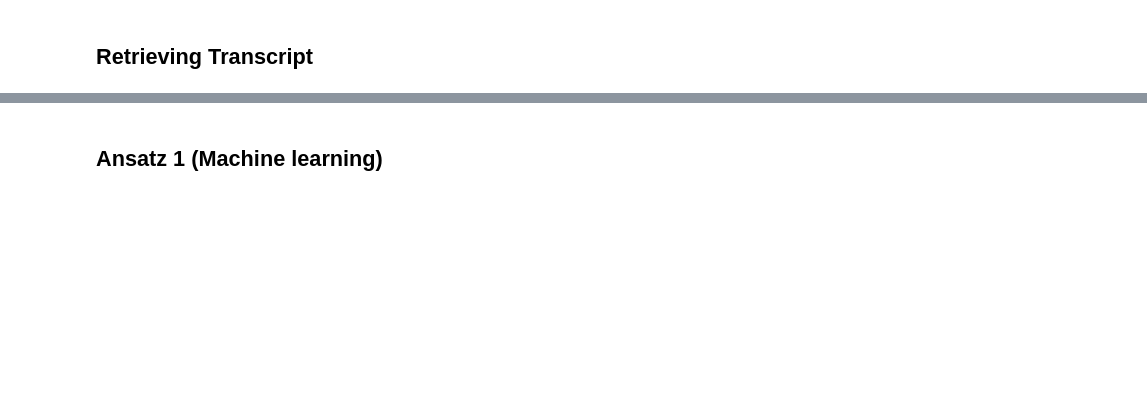
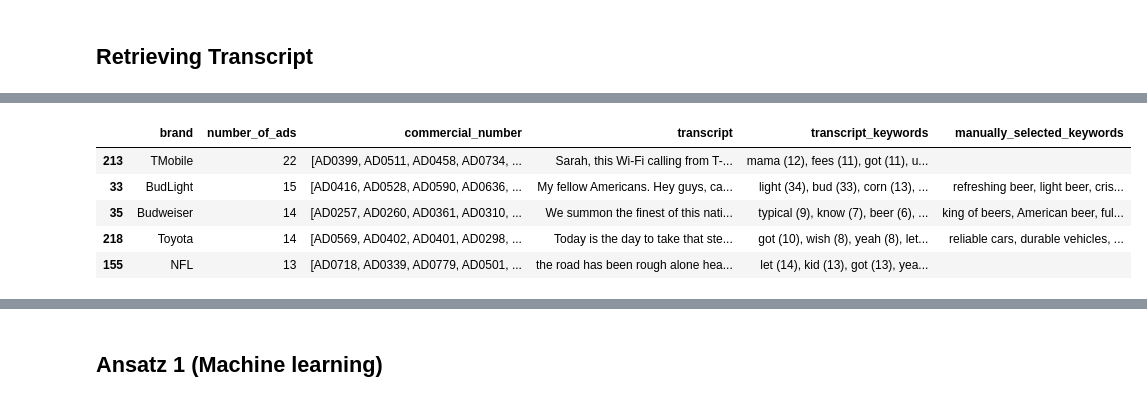
Before and after one commit to NilsLeo/Commercial-Brand-Differentiating-Message-Analysis, a Jupyter notebook: Neues_Projekt/BDM_Detection.ipynb, the cells around one changed output, grey strips where cells are left out. Saved outputs shown, nothing was run; the diff lists cells and outputs as text; code cells hidden in the pictures; blank space fills up the shorter version.

```diff
--- a/Neues_Projekt/BDM_Detection.ipynb
+++ b/Neues_Projekt/BDM_Detection.ipynb
@@ -81,65 +305,72 @@ nltk.download('all')
 # %%
-def extract_top_keywords(transcript, num_keywords=10):
-    if pd.isna(transcript):
-        return ""
+# def extract_top_keywords(transcript, num_keywords=10):
+#     if pd.isna(transcript):
+#         return ""
 
-    # Tokenize and convert to lowercase
-    tokens = word_tokenize(transcript.lower())
+#     # Tokenize and convert to lowercase
+#     tokens = word_tokenize(transcript.lower())
 
-    # Enhanced stopwords - remove common commercial words that aren't BDM-related
-    stop_words = set(stopwords.words('english'))
-    commercial_stopwords = {'like', 'get', 'one', 'now', 'see', 'look', 'come', 'go'}
-    stop_words.update(commercial_stopwords)
+#     # Enhanced stopwords - remove common commercial words that aren't BDM-related
+#     stop_words = set(stopwords.words('english'))
+#     commercial_stopwords = {'like', 'get', 'one', 'now', 'see', 'look', 'come', 'go'}
+#     stop_words.update(commercial_stopwords)
 
-    # Keep only meaningful words and potential phrases
-    tokens = [word for word in tokens if (
-        word.isalnum() and
-        word not in stop_words and
-        len(word) > 2  # Remove very short words
-    )]
+#     # Keep only meaningful words and potential phrases
+#     tokens = [word for word in tokens if (
+#         word.isalnum() and
+#         word not in stop_words and
+#         len(word) > 2  # Remove very short words
+#     )]
 
-    # Get frequency distribution
-    fdist = FreqDist(tokens)
+#     # Get frequency distribution
+#     fdist = FreqDist(tokens)
 
-    # Include frequency to help identify emphasis
-    top_keywords = [f"{word} ({freq})" for word, freq in fdist.most_common(num_keywords)]
-    return ', '.join(top_keywords)
-# TODO: Replace with actual manually selected keywords
-brand_df['transcript_keywords'] = brand_df['transcript'].apply(extract_top_keywords)
-# add a column for manually selected keywords, make it empty for now
-brand_df['manually_selected_keywords'] = ''
-brand_df.loc[brand_df['brand'] == 'AvocadosfromMexico', 'manually_selected_keywords'] = 'fresh avocados, authentic Mexican flavor, healthy snack, versatile, green gold, Mexican avocados, avocado recipes, nutrient-rich, healthy fats, premium quality, farm to table, rich in fiber, natural, creamy texture, avocado lovers, guacamole, farm fresh, sustainable farming, avocado health benefits, heart-healthy, clean eating, avocado toast, fresh ingredients, Mexican agriculture, rich taste, sustainable, healthy lifestyle, Mexican heritage, protein-rich, gluten-free, non-GMO, best avocados'
+#     # Include frequency to help identify emphasis
+#     top_keywords = [f"{word} ({freq})" for word, freq in fdist.most_common(num_keywords)]
+#     return ', '.join(top_keywords)
+# # TODO: Replace with actual manually selected keywords
+# brand_df['transcript_keywords'] = brand_df['transcript'].apply(extract_top_keywords)
+# # add a column for manually selected keywords, make it empty for now
+# brand_df['manually_selected_keywords'] = ''
+# brand_df.loc[brand_df['brand'] == 'AvocadosfromMexico', 'manually_selected_keywords'] = 'fresh avocados, authentic Mexican flavor, healthy snack, versatile, green gold, Mexican avocados, avocado recipes, nutrient-rich, healthy fats, premium quality, farm to table, rich in fiber, natural, creamy texture, avocado lovers, guacamole, farm fresh, sustainable farming, avocado health benefits, heart-healthy, clean eating, avocado toast, fresh ingredients, Mexican agriculture, rich taste, sustainable, healthy lifestyle, Mexican heritage, protein-rich, gluten-free, non-GMO, best avocados'
 
-brand_df.loc[brand_df['brand'] == 'CocaCola', 'manually_selected_keywords'] = 'classic cola, refreshing, Coca-Cola taste, soda, iconic drink, carbonated beverage, sweet refreshment, Coca-Cola experience, soda culture, family-friendly, original formula, Coca-Cola Zero, taste of happiness, joyful moments, Coca-Cola taste test, global brand, quench thirst, cola drink, refreshing soda, caffeine boost, nostalgia, tradition, great taste, pop culture, Coca-Cola family, carbonated refreshment, classic flavor, cool drink, all-time favorite, global reach, social moments, refreshment moments'
+# brand_df.loc[brand_df['brand'] == 'CocaCola', 'manually_selected_keywords'] = 'classic cola, refreshing, Coca-Cola taste, soda, iconic drink, carbonated beverage, sweet refreshment, Coca-Cola experience, soda culture, family-friendly, original formula, Coca-Cola Zero, taste of happiness, joyful moments, Coca-Cola taste test, global brand, quench thirst, cola drink, refreshing soda, caffeine boost, nostalgia, tradition, great taste, pop culture, Coca-Cola family, carbonated refreshment, classic flavor, cool drink, all-time favorite, global reach, social moments, refreshment moments'
 
-brand_df.loc[brand_df['brand'] == 'Doritos', 'manually_selected_keywords'] = 'bold flavor, crunchy snack, snack time, Doritos crunch, nacho cheese, tortilla chips, bold taste, snack attack, cheesy, bold chips, extreme flavor, Doritos flavor, signature snack, bold chips, spicy chips, Doritos dip, snack culture, Fiesta, snack lovers, party snack, tortilla chip, cheese lovers, snackable, bagged chips, bold snack, epic flavor, nacho lovers, bold spices, cheesy snack, intense flavor, snack obsession, snack innovation, Doritos taco'
+# brand_df.loc[brand_df['brand'] == 'Doritos', 'manually_selected_keywords'] = 'bold flavor, crunchy snack, snack time, Doritos crunch, nacho cheese, tortilla chips, bold taste, snack attack, cheesy, bold chips, extreme flavor, Doritos flavor, signature snack, bold chips, spicy chips, Doritos dip, snack culture, Fiesta, snack lovers, party snack, tortilla chip, cheese lovers, snackable, bagged chips, bold snack, epic flavor, nacho lovers, bold spices, cheesy snack, intense flavor, snack obsession, snack innovation, Doritos taco'
 
-brand_df.loc[brand_df['brand'] == 'Pepsi', 'manually_selected_keywords'] = 'refreshing, Pepsi generation, bold flavors, cola, better taste, Pepsi challenge, carbonated beverage, Pepsi vs Coke, great taste, drink Pepsi, PepsiCo, unique formula, original soda, sugary drink, classic soda, sweet taste, flavor boost, thirst-quenching, family-friendly, fun beverage, Pepsi moments, summer drinks, carbonated refreshment, drink refreshment, youth culture, new flavors, taste test, Pepsi flavors, cool drinks, sports sponsorship, pop culture, refreshing drink, Pepsi Zero'
+# brand_df.loc[brand_df['brand'] == 'Pepsi', 'manually_selected_keywords'] = 'refreshing, Pepsi generation, bold flavors, cola, better taste, Pepsi challenge, carbonated beverage, Pepsi vs Coke, great taste, drink Pepsi, PepsiCo, unique formula, original soda, sugary drink, classic soda, sweet taste, flavor boost, thirst-quenching, family-friendly, fun beverage, Pepsi moments, summer drinks, carbonated refreshment, drink refreshment, youth culture, new flavors, taste test, Pepsi flavors, cool drinks, sports sponsorship, pop culture, refreshing drink, Pepsi Zero'
 
-brand_df.loc[brand_df['brand'] == 'Pringles', 'manually_selected_keywords'] = 'stackable chips, crisp texture, Pringles crunch, fun snack, potato crisps, unique packaging, endless flavor combinations, chip innovation, Pringles variety, perfect crunch, Pringles flavors, satisfying snack, snackable, Pringles moments, can-shaped packaging, thin crispy chips, chips lovers, snack cravings, flavor-packed, family snack, Pringles party size, potato chips, snack time, variety packs, Pringles classic, flavor-packed crisps, irresistibly crunchy, Pringles chips, crispy texture, unique snack, on-the-go snack'
+# brand_df.loc[brand_df['brand'] == 'Pringles', 'manually_selected_keywords'] = 'stackable chips, crisp texture, Pringles crunch, fun snack, potato crisps, unique packaging, endless flavor combinations, chip innovation, Pringles variety, perfect crunch, Pringles flavors, satisfying snack, snackable, Pringles moments, can-shaped packaging, thin crispy chips, chips lovers, snack cravings, flavor-packed, family snack, Pringles party size, potato chips, snack time, variety packs, Pringles classic, flavor-packed crisps, irresistibly crunchy, Pringles chips, crispy texture, unique snack, on-the-go snack'
 
-brand_df.loc[brand_df['brand'] == 'Snickers', 'manually_selected_keywords'] = 'hungry, satisfy hunger, chocolate bar, peanuts, caramel, Snickers satisfaction, chocolate lovers, energy boost, satisfying snack, indulgent treat, hunger cure, sweet snack, Snickers candy, full satisfaction, sweet chocolate, peanut-filled, caramel center, peanut snack, Snickers moments, hunger solution, snack break, chocolate cravings, Snickers bites, energizing chocolate, hunger pangs, fun size, treat yourself, snackable chocolate, premium chocolate, candy bar, indulgence, ultimate chocolate'
+# brand_df.loc[brand_df['brand'] == 'Snickers', 'manually_selected_keywords'] = 'hungry, satisfy hunger, chocolate bar, peanuts, caramel, Snickers satisfaction, chocolate lovers, energy boost, satisfying snack, indulgent treat, hunger cure, sweet snack, Snickers candy, full satisfaction, sweet chocolate, peanut-filled, caramel center, peanut snack, Snickers moments, hunger solution, snack break, chocolate cravings, Snickers bites, energizing chocolate, hunger pangs, fun size, treat yourself, snackable chocolate, premium chocolate, candy bar, indulgence, ultimate chocolate'
 
-brand_df.loc[brand_df['brand'] == 'WonderfulPistachios', 'manually_selected_keywords'] = 'healthy snack, pistachios, nut lovers, protein-rich, snackable, roasted pistachios, heart-healthy, natural snack, high in fiber, superfood snack, Wonderful nuts, California pistachios, healthy fats, clean snack, green nuts, sustainable farming, premium pistachios, plant-based protein, guilt-free snack, roasted nuts, fiber-rich, energy boost, snack with benefits, healthy lifestyle, on-the-go snack, crunchy pistachios, Wonderful brand, nut benefits, weight management, heart health, antioxidant-rich, nutty goodness'
+# brand_df.loc[brand_df['brand'] == 'WonderfulPistachios', 'manually_selected_keywords'] = 'healthy snack, pistachios, nut lovers, protein-rich, snackable, roasted pistachios, heart-healthy, natural snack, high in fiber, superfood snack, Wonderful nuts, California pistachios, healthy fats, clean snack, green nuts, sustainable farming, premium pistachios, plant-based protein, guilt-free snack, roasted nuts, fiber-rich, energy boost, snack with benefits, healthy lifestyle, on-the-go snack, crunchy pistachios, Wonderful brand, nut benefits, weight management, heart health, antioxidant-rich, nutty goodness'
 
-brand_df.loc[brand_df['brand'] == 'BudLight', 'manually_selected_keywords'] = 'refreshing beer, light beer, crisp taste, easy-drinking, Bud Light taste, casual beer, beer lovers, refreshing lager, smooth beer, Bud Light experience, perfect for parties, beer with friends, light refreshment, crisp lager, Bud Light flavor, low-calorie beer, beer culture, popular beer, go-to beer, drink responsibly, chill moments, beer variety, low-carb beer, brewmaster, light lager, beer enjoyment, Bud Light moments, thirst-quenching beer, party beer, American lager, easy-going beer'
+# brand_df.loc[brand_df['brand'] == 'BudLight', 'manually_selected_keywords'] = 'refreshing beer, light beer, crisp taste, easy-drinking, Bud Light taste, casual beer, beer lovers, refreshing lager, smooth beer, Bud Light experience, perfect for parties, beer with friends, light refreshment, crisp lager, Bud Light flavor, low-calorie beer, beer culture, popular beer, go-to beer, drink responsibly, chill moments, beer variety, low-carb beer, brewmaster, light lager, beer enjoyment, Bud Light moments, thirst-quenching beer, party beer, American lager, easy-going beer'
 
-brand_df.loc[brand_df['brand'] == 'Budweiser', 'manually_selected_keywords'] = 'king of beers, American beer, full-flavored lager, classic beer, Budweiser taste, beer heritage, iconic beer, beer lovers, best lager, bold beer, smooth finish, premium beer, refreshing lager, American brewing, original Budweiser, thirst-quenching, rich taste, brewmasters, full-bodied beer, crisp refreshment, golden beer, beer culture, American-made, beer brand, top beer, Budweiser experience, great beer, beer quality, rich flavors, beer moments, party beer, legendary beer'
+# brand_df.loc[brand_df['brand'] == 'Budweiser', 'manually_selected_keywords'] = 'king of beers, American beer, full-flavored lager, classic beer, Budweiser taste, beer heritage, iconic beer, beer lovers, best lager, bold beer, smooth finish, premium beer, refreshing lager, American brewing, original Budweiser, thirst-quenching, rich taste, brewmasters, full-bodied beer, crisp refreshment, golden beer, beer culture, American-made, beer brand, top beer, Budweiser experience, great beer, beer quality, rich flavors, beer moments, party beer, legendary beer'
 
-brand_df.loc[brand_df['brand'] == 'MichelobULTRA', 'manually_selected_keywords'] = 'low-calorie beer, fitness beer, light lager, refreshing, Michelob ULTRA taste, active lifestyle, ultra-refreshing, premium light beer, healthy beer choice, crisp lager, clean beer, Michelob experience, Michelob ULTRA flavor, superior taste, low-carb beer, alcohol-free, beer for athletes, light refreshment, golden beer, refreshing lager, fit beer, best light beer, healthy drinking, active refreshment, calorie-conscious, fitness-friendly beer, Michelob brand, balanced beer, smooth beer, refreshing beer, sports beer, ultra-refreshing'
+# brand_df.loc[brand_df['brand'] == 'MichelobULTRA', 'manually_selected_keywords'] = 'low-calorie beer, fitness beer, light lager, refreshing, Michelob ULTRA taste, active lifestyle, ultra-refreshing, premium light beer, healthy beer choice, crisp lager, clean beer, Michelob experience, Michelob ULTRA flavor, superior taste, low-carb beer, alcohol-free, beer for athletes, light refreshment, golden beer, refreshing lager, fit beer, best light beer, healthy drinking, active refreshment, calorie-conscious, fitness-friendly beer, Michelob brand, balanced beer, smooth beer, refreshing beer, sports beer, ultra-refreshing'
 
-brand_df.loc[brand_df['brand'] == 'Audi', 'manually_selected_keywords'] = 'luxury cars, innovative technology, quattro all-wheel drive, precision engineering, performance, premium interiors, Audi design, advanced safety, cutting-edge technology, high-performance, quattro system, Audi TT, stylish cars, eco-friendly Audi, hybrid models, driving experience, high-end vehicles, sophisticated design, iconic cars, luxury sedans, sport cars, luxury SUVs, digital cockpit, precision engineering, top-tier performance, ultimate driving experience, car enthusiasts, sleek design, Audi A4, car luxury, refined craftsmanship, performance engineering'
+# brand_df.loc[brand_df['brand'] == 'Audi', 'manually_selected_keywords'] = 'luxury cars, innovative technology, quattro all-wheel drive, precision engineering, performance, premium interiors, Audi design, advanced safety, cutting-edge technology, high-performance, quattro system, Audi TT, stylish cars, eco-friendly Audi, hybrid models, driving experience, high-end vehicles, sophisticated design, iconic cars, luxury sedans, sport cars, luxury SUVs, digital cockpit, precision engineering, top-tier performance, ultimate driving experience, car enthusiasts, sleek design, Audi A4, car luxury, refined craftsmanship, performance engineering'
 
-brand_df.loc[brand_df['brand'] == 'Hyundai', 'manually_selected_keywords'] = 'affordable cars, innovative designs, Hyundai SUV, eco-friendly vehicles, advanced tech, reliable performance, value for money, hybrid cars, fuel-efficient, safety features, compact cars, family-friendly vehicles, clean energy cars, reliable vehicles, smart technology, modern interiors, efficient design, comfort, affordable SUVs, Hyundai Santa Fe, electric cars, futuristic tech, long warranty, connected cars, top safety ratings, cutting-edge designs, urban mobility, efficient driving, fuel economy, Hyundai Elantra, best warranty, future-driven'
+# brand_df.loc[brand_df['brand'] == 'Hyundai', 'manually_selected_keywords'] = 'affordable cars, innovative designs, Hyundai SUV, eco-friendly vehicles, advanced tech, reliable performance, value for money, hybrid cars, fuel-efficient, safety features, compact cars, family-friendly vehicles, clean energy cars, reliable vehicles, smart technology, modern interiors, efficient design, comfort, affordable SUVs, Hyundai Santa Fe, electric cars, futuristic tech, long warranty, connected cars, top safety ratings, cutting-edge designs, urban mobility, efficient driving, fuel economy, Hyundai Elantra, best warranty, future-driven'
 
-brand_df.loc[brand_df['brand'] == 'Jeep', 'manually_selected_keywords'] = 'off-road vehicles, rugged design, adventure-ready, Jeep experience, all-terrain, iconic SUV, 4x4, Jeep Wrangler, tough vehicles, outdoor adventure, Jeep off-roading, reliable 4WD, adventure culture, Jeep power, rugged reliability, tough performance, Jeep Cherokee, adventure seekers, off-road enthusiast, Jeep spirit, SUV performance, outdoor lifestyle, Jeep Trailhawk, all-wheel drive, wilderness exploration, Jeep adventure, off-road dominance, Jeep heritage, off-road thrill, Jeep Gladiator, outdoor freedom'
+# brand_df.loc[brand_df['brand'] == 'Jeep', 'manually_selected_keywords'] = 'off-road vehicles, rugged design, adventure-ready, Jeep experience, all-terrain, iconic SUV, 4x4, Jeep Wrangler, tough vehicles, outdoor adventure, Jeep off-roading, reliable 4WD, adventure culture, Jeep power, rugged reliability, tough performance, Jeep Cherokee, adventure seekers, off-road enthusiast, Jeep spirit, SUV performance, outdoor lifestyle, Jeep Trailhawk, all-wheel drive, wilderness exploration, Jeep adventure, off-road dominance, Jeep heritage, off-road thrill, Jeep Gladiator, outdoor freedom'
 
-brand_df.loc[brand_df['brand'] == 'Kia', 'manually_selected_keywords'] = 'affordable cars, modern design, reliable vehicles, eco-friendly cars, Kia SUV, smart tech, budget-friendly, safety features, efficient performance, hybrid models, stylish cars, advanced technology, Kia experience, comfortable driving, family-friendly cars, great warranties, high performance, Kia Sportage, cutting-edge design, fuel-efficient vehicles, fun-to-drive cars, low-cost maintenance, futuristic car models, Kia Forte, well-equipped cars, tech-savvy, sleek vehicles, efficient fuel economy, user-friendly tech, Kia Sorento'
+# brand_df.loc[brand_df['brand'] == 'Kia', 'manually_selected_keywords'] = 'affordable cars, modern design, reliable vehicles, eco-friendly cars, Kia SUV, smart tech, budget-friendly, safety features, efficient performance, hybrid models, stylish cars, advanced technology, Kia experience, comfortable driving, family-friendly cars, great warranties, high performance, Kia Sportage, cutting-edge design, fuel-efficient vehicles, fun-to-drive cars, low-cost maintenance, futuristic car models, Kia Forte, well-equipped cars, tech-savvy, sleek vehicles, efficient fuel economy, user-friendly tech, Kia Sorento'
 
-brand_df.loc[brand_df['brand'] == 'Toyota', 'manually_selected_keywords'] = 'reliable cars, durable vehicles, Toyota innovation, hybrid cars, fuel-efficient, eco-friendly cars, Toyota SUVs, advanced safety, Toyota Camry, trusted performance, quality engineering, all-wheel drive, cutting-edge tech, Toyota Corolla, best-selling car, fuel-efficient vehicles, Toyota Prius, hybrid technology, smart safety features, comfort-driven, family-friendly vehicles, rugged trucks, advanced engineering, Toyota Tacoma, dependable cars, Toyota Tundra, high performance, quality craftsmanship, top safety ratings, efficient driving, sustainable transportation'
+# brand_df.loc[brand_df['brand'] == 'Toyota', 'manually_selected_keywords'] = 'reliable cars, durable vehicles, Toyota innovation, hybrid cars, fuel-efficient, eco-friendly cars, Toyota SUVs, advanced safety, Toyota Camry, trusted performance, quality engineering, all-wheel drive, cutting-edge tech, Toyota Corolla, best-selling car, fuel-efficient vehicles, Toyota Prius, hybrid technology, smart safety features, comfort-driven, family-friendly vehicles, rugged trucks, advanced engineering, Toyota Tacoma, dependable cars, Toyota Tundra, high performance, quality craftsmanship, top safety ratings, efficient driving, sustainable transportation'
 
-brand_df = brand_df.head(30)
-brand_df.head()
+# brand_df = brand_df.head(30)
+# brand_df.head()
+# %% [output]
+|  | brand | number_of_ads | commercial_number | transcript | transcript_keywords | manually_selected_keywords |
+| 213 | TMobile | 22 | [AD0399, AD0511, AD0458, AD0734, ... | Sarah, this Wi-Fi calling from T-... | mama (12), fees (11), got (11), u... |  |
+| 33 | BudLight | 15 | [AD0416, AD0528, AD0590, AD0636, ... | My fellow Americans. Hey guys, ca... | light (34), bud (33), corn (13), ... | refreshing beer, light beer, cris... |
+| 35 | Budweiser | 14 | [AD0257, AD0260, AD0361, AD0310, ... | We summon the finest of this nati... | typical (9), know (7), beer (6), ... | king of beers, American beer, ful... |
+| 218 | Toyota | 14 | [AD0569, AD0402, AD0401, AD0298, ... | Today is the day to take that ste... | got (10), wish (8), yeah (8), let... | reliable cars, durable vehicles, ... |
+| 155 | NFL | 13 | [AD0718, AD0339, AD0779, AD0501, ... | the road has been rough alone hea... | let (14), kid (13), got (13), yea... |  |
 # %%
 from sentence_transformers import SentenceTransformer
 from sklearn.metrics.pairwise import cosine_similarity
```
Also changed, not shown: parts of 14 cells of this notebook.
